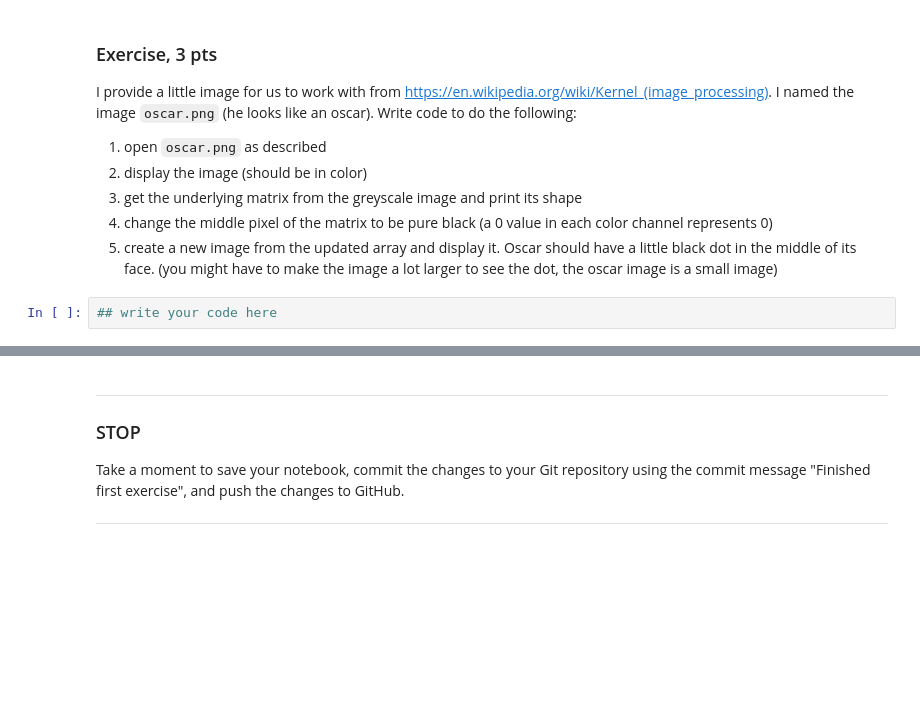
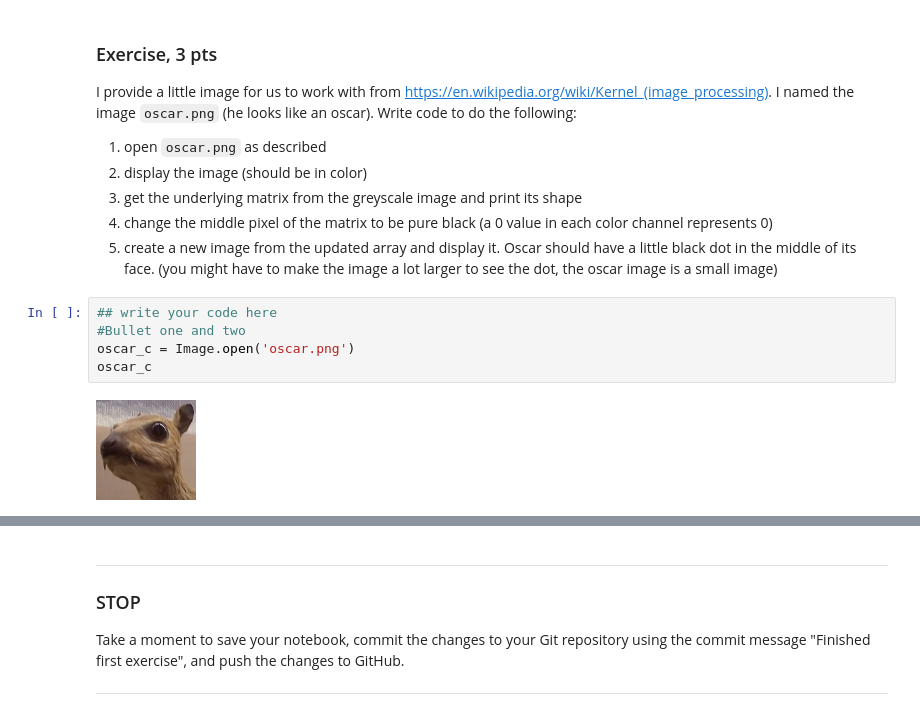
Before and after one commit to wiltand1/cmse_20, a Jupyter notebook: Homework_Assignments/hw-03/HW-03_Steganography-STUDENT.ipynb, the cells around one changed output, grey strips where cells are left out. Drawn from its saved outputs; the diff is of its cells as text; blank space fills up the shorter version.

```diff
--- a/Homework_Assignments/hw-03/HW-03_Steganography-STUDENT.ipynb
+++ b/Homework_Assignments/hw-03/HW-03_Steganography-STUDENT.ipynb
@@ -87,3 +93,8 @@ I provide a little image for us to work with from https://en.wikipedia.org/wiki/
 1. create a new image from the updated array and display it. Oscar should have a little black dot in the middle of its face. (you might have to make the image a lot larger to see the dot, the oscar image is a small image)
 # %%
 ## write your code here
+#Bullet one and two
+oscar_c = Image.open('oscar.png')
+oscar_c
+# %% [output]
+[figure, added]
```
Also changed, not shown: parts of 6 cells of this notebook.
